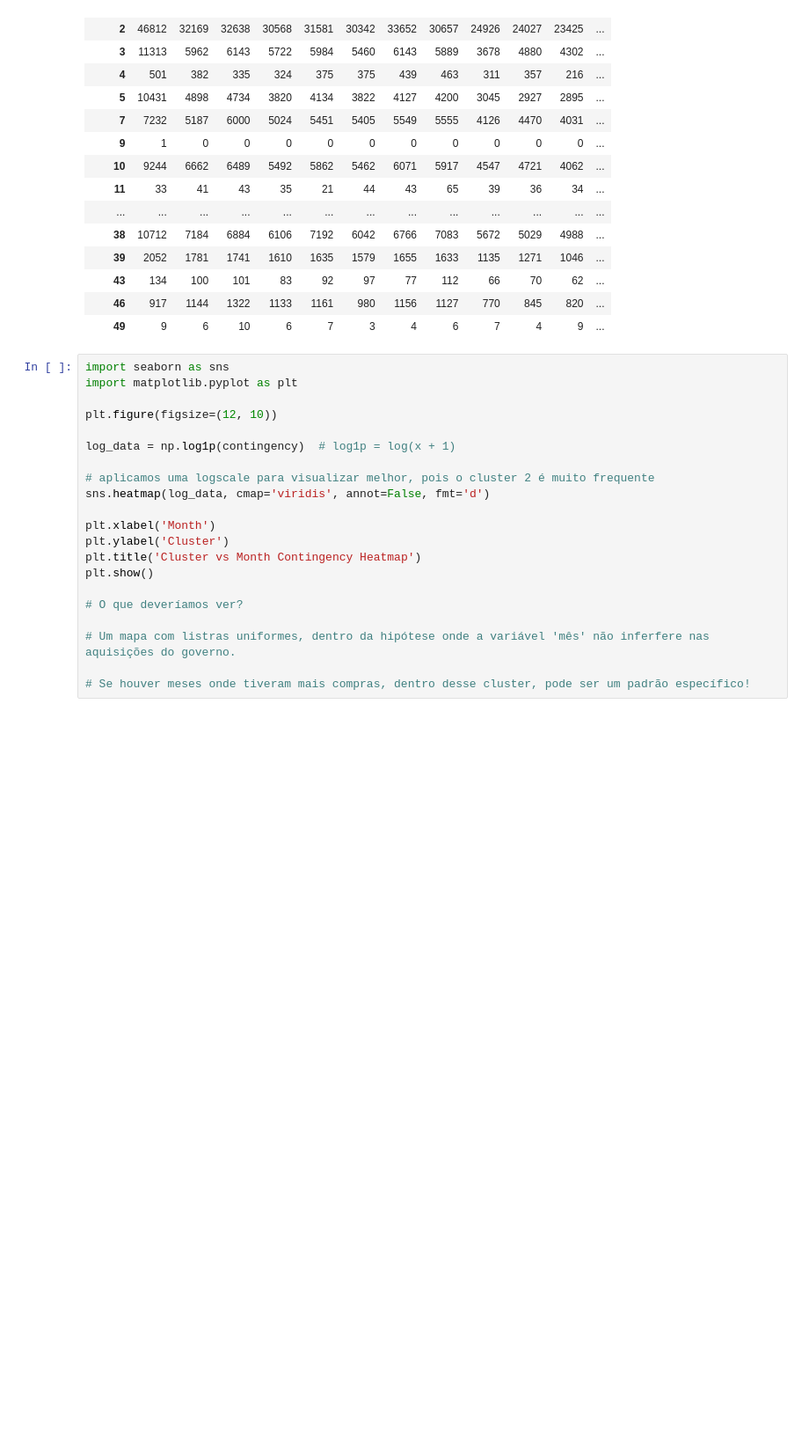
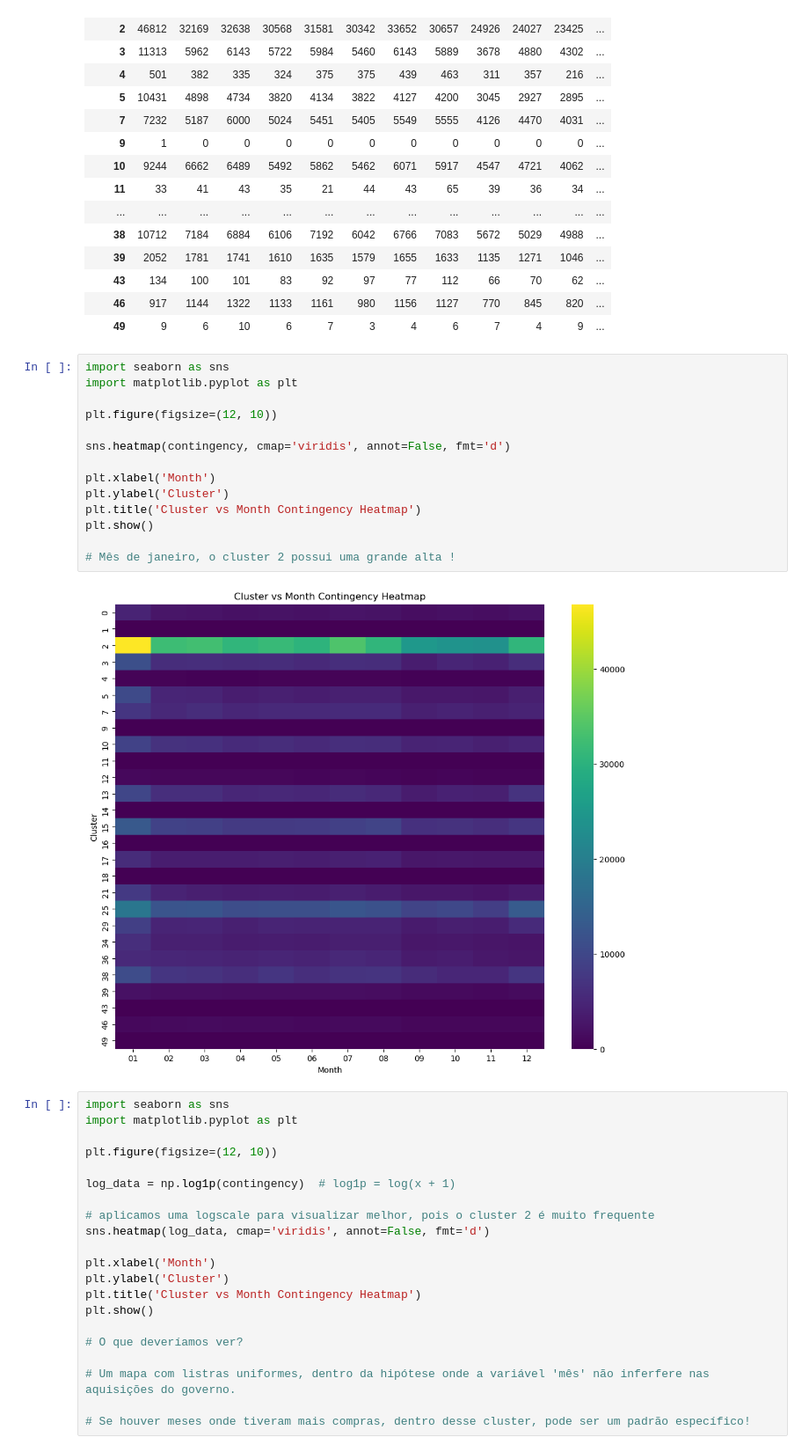
Before and after one commit to AILAB-CEFET-RJ/tcene, a Jupyter notebook: analise_exploratoria.ipynb, the cells around one changed output. Shown at 88% size. Cells and saved outputs as stored; diff of their text form; blank space fills up the shorter version.

```diff
--- a/analise_exploratoria.ipynb
+++ b/analise_exploratoria.ipynb
@@ -183,6 +183,22 @@ contingency
 | 43 | 134 | 100 | 101 | 83 | 92 | 97 | 77 | 112 | 66 | 70 | 62 | ... |
 | 46 | 917 | 1144 | 1322 | 1133 | 1161 | 980 | 1156 | 1127 | 770 | 845 | 820 | ... |
 | 49 | 9 | 6 | 10 | 6 | 7 | 3 | 4 | 6 | 7 | 4 | 9 | ... |
+# %%
+import seaborn as sns
+import matplotlib.pyplot as plt
+
+plt.figure(figsize=(12, 10))
+
+sns.heatmap(contingency, cmap='viridis', annot=False, fmt='d')
+
+plt.xlabel('Month')
+plt.ylabel('Cluster')
+plt.title('Cluster vs Month Contingency Heatmap')
+plt.show()
+
+# Mês de janeiro, o cluster 2 possui uma grande alta !
+# %% [output]
+[figure, added]
 # %%
 import seaborn as sns
 import matplotlib.pyplot as plt
```
